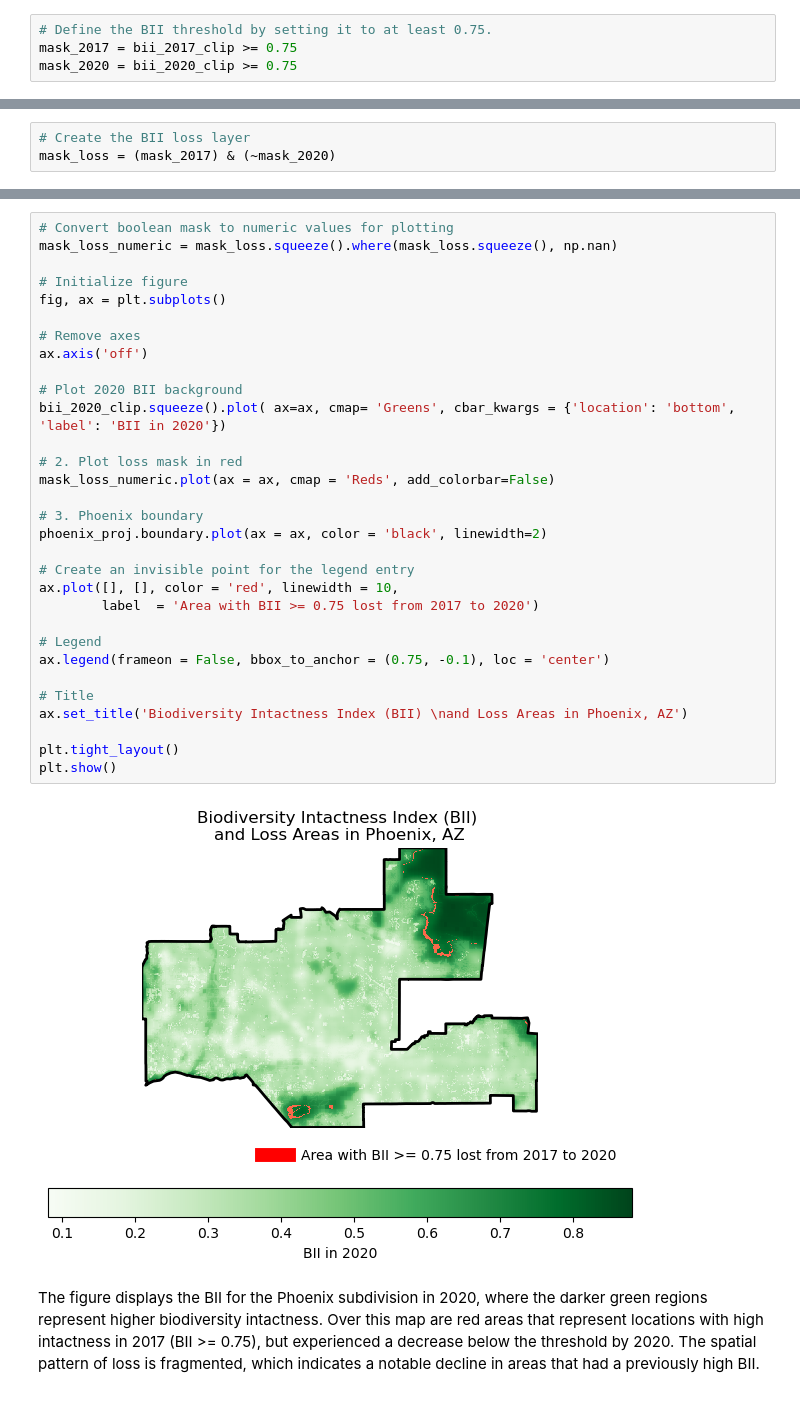
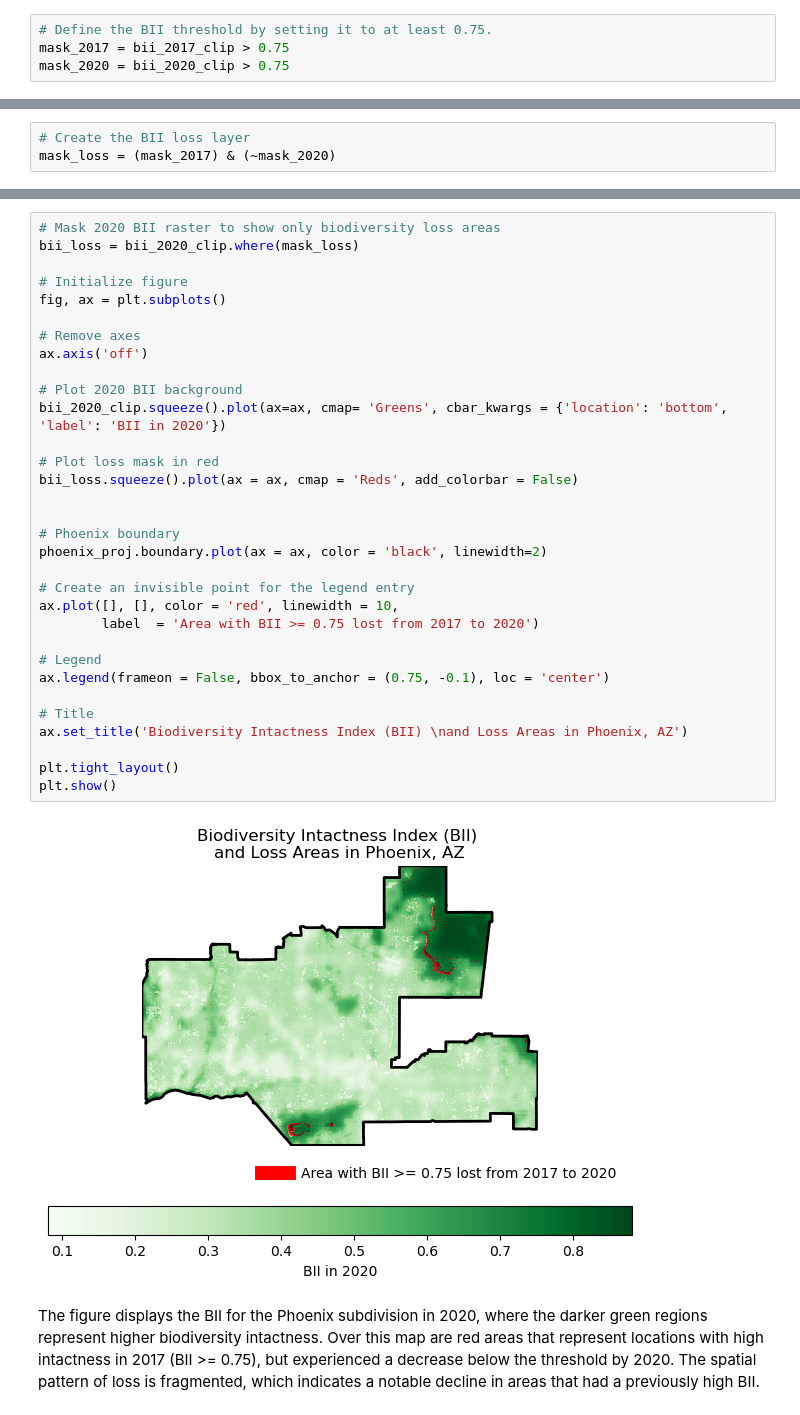
Before and after one commit to mmorenorolon/bii-change-phoenix, a Jupyter notebook: bii-change-phoenix.ipynb, the cells around one changed output, grey strips where cells are left out. Saved outputs shown, nothing was run; the diff lists cells and outputs as text.

```diff
--- a/bii-change-phoenix.ipynb
+++ b/bii-change-phoenix.ipynb
@@ -408,4 +483,4 @@ Next, we defined a threshold mask that will only accept values greater than or e
 # %%
 # Define the BII threshold by setting it to at least 0.75.
-mask_2017 = bii_2017_clip >= 0.75
-mask_2020 = bii_2020_clip >= 0.75
+mask_2017 = bii_2017_clip > 0.75
+mask_2020 = bii_2020_clip > 0.75
@@ -444,36 +530,37 @@ mask_loss = (mask_2017) & (~mask_2020)
 # %%
-# Convert boolean mask to numeric values for plotting
-mask_loss_numeric = mask_loss.squeeze().where(mask_loss.squeeze(), np.nan)
+# Mask 2020 BII raster to show only biodiversity loss areas
+bii_loss = bii_2020_clip.where(mask_loss)
 
 # Initialize figure
 fig, ax = plt.subplots()
 
 # Remove axes
 ax.axis('off')
 
 # Plot 2020 BII background
-bii_2020_clip.squeeze().plot( ax=ax, cmap= 'Greens', cbar_kwargs = {'location': 'bottom', 'label': 'BII in 2020'})
+bii_2020_clip.squeeze().plot(ax=ax, cmap= 'Greens', cbar_kwargs = {'location': 'bottom', 'label': 'BII in 2020'})
 
-# 2. Plot loss mask in red
-mask_loss_numeric.plot(ax = ax, cmap = 'Reds', add_colorbar=False)
+# Plot loss mask in red
+bii_loss.squeeze().plot(ax = ax, cmap = 'Reds', add_colorbar = False)
 
-# 3. Phoenix boundary
+
+# Phoenix boundary
 phoenix_proj.boundary.plot(ax = ax, color = 'black', linewidth=2)
 
 # Create an invisible point for the legend entry
 ax.plot([], [], color = 'red', linewidth = 10,
         label  = 'Area with BII >= 0.75 lost from 2017 to 2020')
 
 # Legend
 ax.legend(frameon = False, bbox_to_anchor = (0.75, -0.1), loc = 'center')
 
 # Title
 ax.set_title('Biodiversity Intactness Index (BII) \nand Loss Areas in Phoenix, AZ')
 
 plt.tight_layout()
 plt.show()
 # %% [output]
-[figure, old version]
+[figure, new version]
 # %% [markdown]
 The figure displays the BII for the Phoenix subdivision in 2020, where the darker green regions represent higher biodiversity intactness. Over this map are red areas that represent locations with high intactness in 2017 (BII >= 0.75), but experienced a decrease below the threshold by 2020. The spatial pattern of loss is fragmented, which indicates a notable decline in areas that had a previously high BII.
 # %% [markdown]
```
Also changed, not shown: parts of 45 cells of this notebook.
